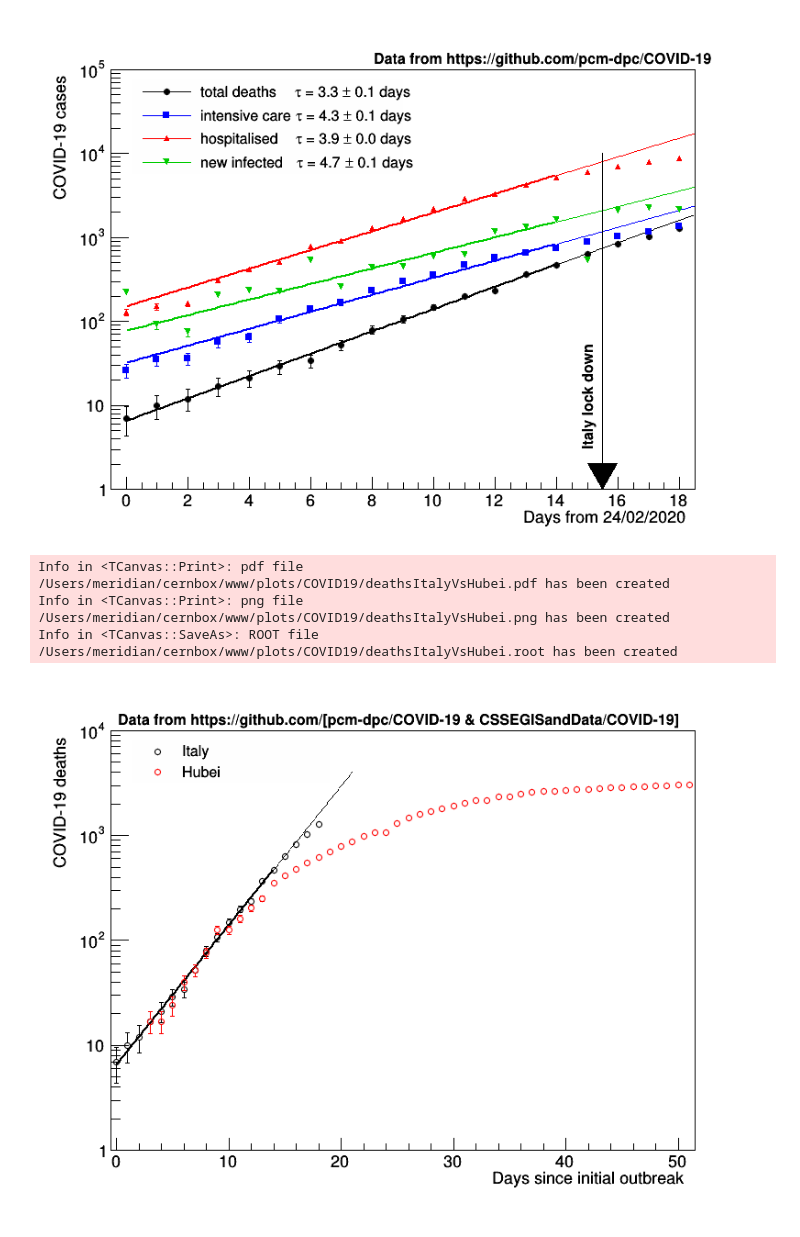
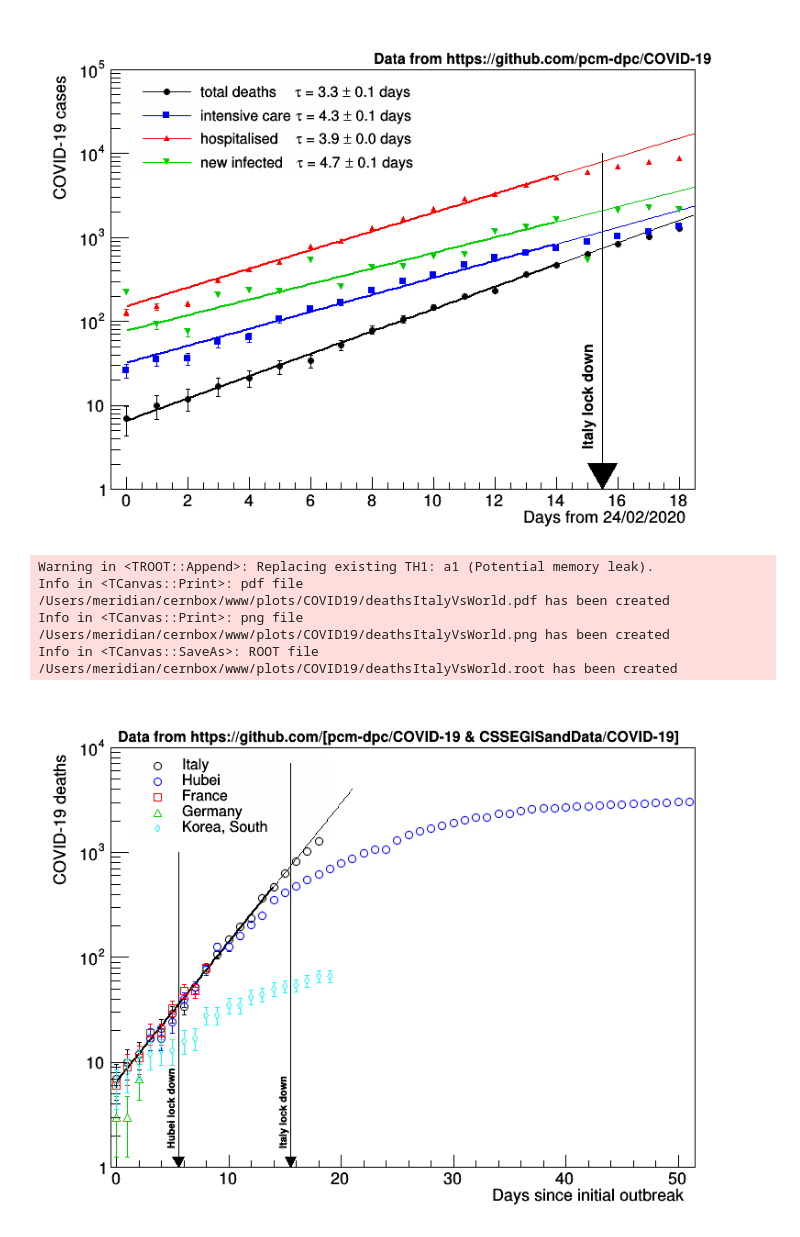
Before and after one commit to pmeridian/COVID19, a Jupyter notebook: Covid19.ipynb, the cells around one changed output. Cells and saved outputs as stored; diff of their text form; code cells hidden in the pictures.

```diff
--- a/Covid19.ipynb
+++ b/Covid19.ipynb
@@ -256 +256,19 @@ dfHubei.columns=['deaths']
+# %%
+prov={
+    'France':'France',
+    'Germany':'',
+    'Korea, South':''
+}
+
+for country in ['France','Germany','Korea, South']:
+
+    if (prov[country] != ''):
+        df[country]=dfWorld.loc[(dfWorld['Country/Region']==country) & (dfWorld['Province/State']==prov[country])]
+    else:
+        df[country]=dfWorld.loc[dfWorld['Country/Region']==country]
+
+    df[country]=df[country].drop(columns=['Province/State','Country/Region','Lat','Long'])
+    df[country]=df[country].transpose()
+    df[country].tail(5)
+    df[country].columns=['deaths']
 # %%
@@ -257,47 +276,67 @@ dfHubei.columns=['deaths']
 #dfHubei.insert(0, 'index', range(0,len(dfHubei)))
 #dfHubei.set_index(dfHubei['index'])
 # %%
-graphs['deceduti_Hubei']=R.TGraphErrors()
-graphs['deceduti_Hubei'].SetName('deceduti_Hubei')
+delay={
+    'Hubei':3,
+    'France':-43,
+    'Germany':-49,
+    'Korea, South':-32
+}
 
-for i,ni in enumerate(dfHubei['deaths']):
-    graphs['deceduti_Hubei'].SetPoint(i,i+3,dfHubei['deaths'][i])
-    graphs['deceduti_Hubei'].SetPointError(i,0,R.TMath.Sqrt(dfHubei['deaths'][i]))
+for ic,c in enumerate(['Hubei','France','Germany','Korea, South']):
+    graphs['deceduti_%s'%c]=R.TGraphErrors()
+    graphs['deceduti_%s'%c].SetName('deceduti_%s'%c)
+
+    for i,ni in enumerate(df[c]['deaths']):
+        graphs['deceduti_%s'%c].SetPoint(i,i+delay[c],df[c]['deaths'][i])
+        graphs['deceduti_%s'%c].SetPointError(i,0,R.TMath.Sqrt(df[c]['deaths'][i]))
 
 a1=R.TH2F("a1","a1",graphs['deceduti_Hubei'].GetN(),-0.5,graphs['deceduti_Hubei'].GetN()-0.5,10,1,1E4)
 a1.GetXaxis().SetTitle("Days since initial outbreak")
 a1.GetYaxis().SetTitle("COVID-19 deaths")
 a1.SetStats(0)
 a1.Draw()
 
-leg2=R.TLegend(0.13,0.88,0.4,0.8)
+leg2=R.TLegend(0.13,0.88,0.4,0.73)
 leg2.SetFillColorAlpha(0,0)
 leg2.SetBorderSize(0)
 leg2.SetTextSize(0.03)
 
 fEx['deceduti'].Draw("SAME")
 graphs['deceduti'].SetMarkerStyle(24)
-graphs['deceduti'].SetMarkerSize(0.8)
+graphs['deceduti'].SetMarkerSize(1.0)
 graphs['deceduti'].SetMarkerColor(R.kBlack)
 graphs['deceduti'].SetLineColor(R.kBlack)
 graphs['deceduti'].Draw("PSAME")
 leg2.AddEntry(graphs['deceduti'],"Italy","P")
-graphs['deceduti_Hubei'].SetMarkerStyle(24)
-graphs['deceduti_Hubei'].SetMarkerColor(R.kRed)
-graphs['deceduti_Hubei'].SetLineColor(R.kRed)
-graphs['deceduti_Hubei'].SetMarkerSize(0.8)
-graphs['deceduti_Hubei'].Draw("PSAME")
-leg2.AddEntry(graphs['deceduti_Hubei'],"Hubei","P")
+
+for ic,c in enumerate(['Hubei','France','Germany','Korea, South']):
+    graphs['deceduti_%s'%c].SetMarkerStyle(24+ic)
+    graphs['deceduti_%s'%c].SetMarkerColor(colors[ic+1])
+    graphs['deceduti_%s'%c].SetLineColor(colors[ic+1])
+    graphs['deceduti_%s'%c].SetMarkerSize(1.0)
+    graphs['deceduti_%s'%c].Draw("PSAME")
+    leg2.AddEntry(graphs['deceduti_%s'%c],c,"P")
 
 c1.Draw()
 t.SetTextSize(0.03)
 t.DrawLatexNDC(0.11,0.91,'Data from https://github.com/[pcm-dpc/COVID-19 & CSSEGISandData/COVID-19]')
 leg2.Draw()
 
+ar1=R.TArrow(5.5,1000,5.5,1,0.02,"|>")
+ar1.Draw()
+ar2=R.TArrow(15.5,7000,15.5,1,0.02,"|>")
+ar2.Draw()
+
+t1.SetTextSize(0.02)
+t1.DrawLatex(15.2,1.5,'Italy lock down')
+t1.DrawLatex(5.2,1.5,'Hubei lock down')
+
 for ext in ['.pdf','.png','.root']:
-    c1.SaveAs("~/cernbox/www/plots/COVID19/deathsItalyVsHubei"+ext)
+    c1.SaveAs("~/cernbox/www/plots/COVID19/deathsItalyVsWorld"+ext)
 # %% [output]
-Info in <TCanvas::Print>: pdf file /Users/meridian/cernbox/www/plots/COVID19/deathsItalyVsHubei.pdf has been created
-Info in <TCanvas::Print>: png file /Users/meridian/cernbox/www/plots/COVID19/deathsItalyVsHubei.png has been created
-Info in <TCanvas::SaveAs>: ROOT file /Users/meridian/cernbox/www/plots/COVID19/deathsItalyVsHubei.root has been created
+Warning in <TROOT::Append>: Replacing existing TH1: a1 (Potential memory leak).
+Info in <TCanvas::Print>: pdf file /Users/meridian/cernbox/www/plots/COVID19/deathsItalyVsWorld.pdf has been created
+Info in <TCanvas::Print>: png file /Users/meridian/cernbox/www/plots/COVID19/deathsItalyVsWorld.png has been created
+Info in <TCanvas::SaveAs>: ROOT file /Users/meridian/cernbox/www/plots/COVID19/deathsItalyVsWorld.root has been created
-[figure, old version]
+[figure, new version]
```
Also changed, not shown: parts of 4 cells of this notebook.
